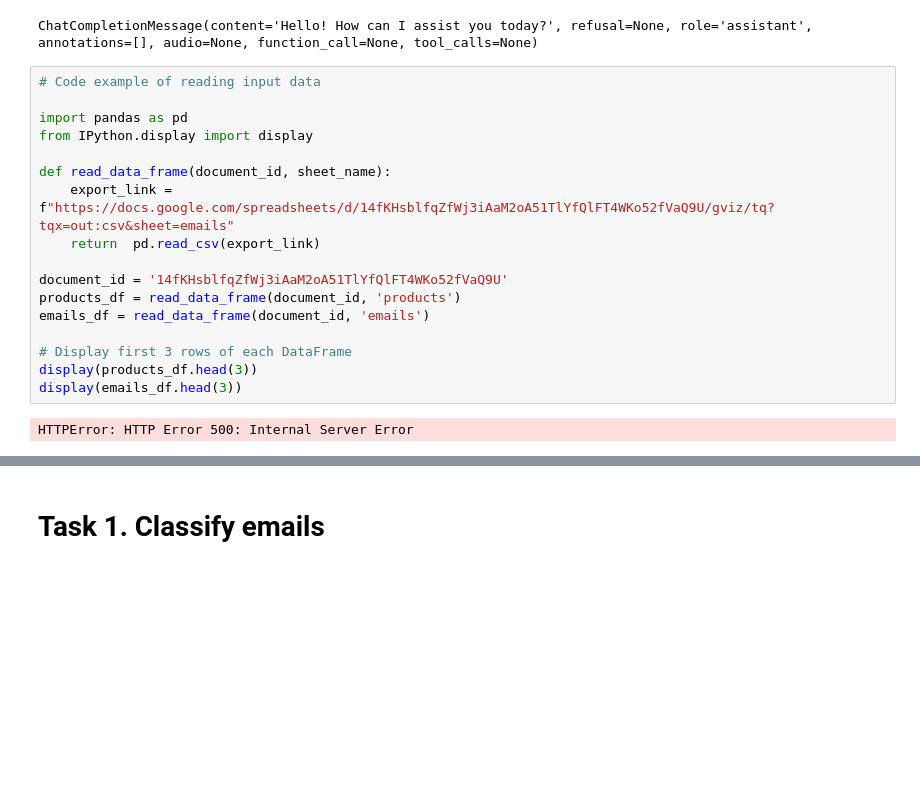
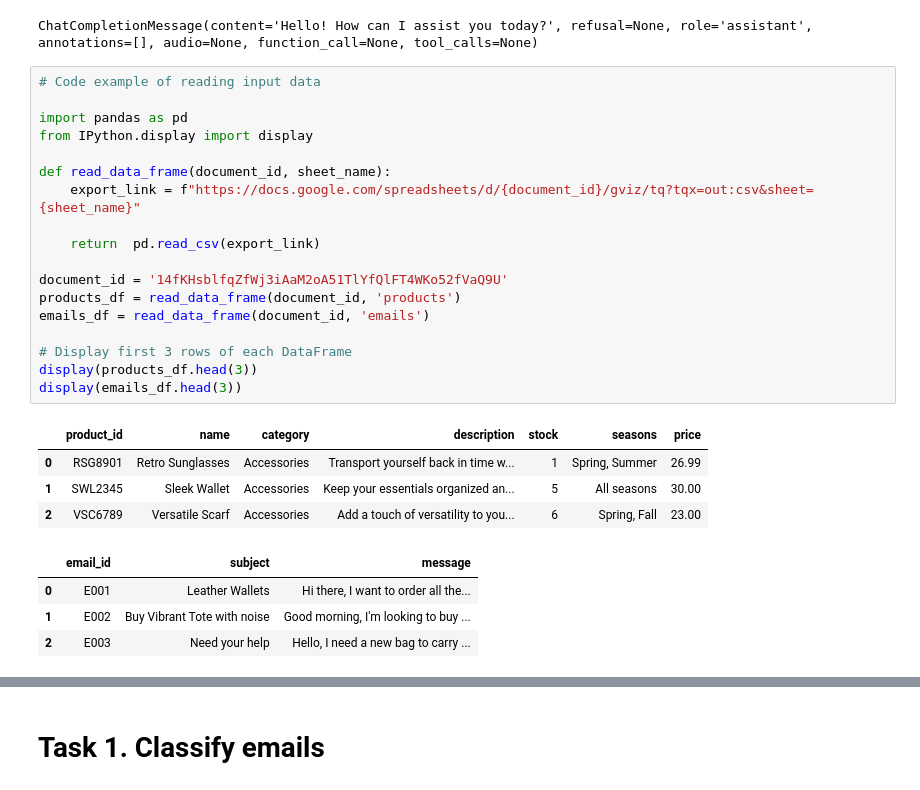
Before and after one commit to pbanavara/notebooks, a Jupyter notebook: Solve_Business_Problems_with_AI.ipynb, the cells around one changed output, grey strips where cells are left out. Cells and saved outputs as stored; diff of their text form; blank space fills up the shorter version.

```diff
--- a/Solve_Business_Problems_with_AI.ipynb
+++ b/Solve_Business_Problems_with_AI.ipynb
@@ -123,19 +124,27 @@ ChatCompletionMessage(content='Hello! How can I assist you today?', refusal=None
 # %%
 # Code example of reading input data
 
 import pandas as pd
 from IPython.display import display
 
 def read_data_frame(document_id, sheet_name):
-    export_link = f"https://docs.google.com/spreadsheets/d/14fKHsblfqZfWj3iAaM2oA51TlYfQlFT4WKo52fVaQ9U/gviz/tq?tqx=out:csv&sheet=emails"
+    export_link = f"https://docs.google.com/spreadsheets/d/{document_id}/gviz/tq?tqx=out:csv&sheet={sheet_name}"
+
     return  pd.read_csv(export_link)
 
 document_id = '14fKHsblfqZfWj3iAaM2oA51TlYfQlFT4WKo52fVaQ9U'
 products_df = read_data_frame(document_id, 'products')
 emails_df = read_data_frame(document_id, 'emails')
 
 # Display first 3 rows of each DataFrame
 display(products_df.head(3))
 display(emails_df.head(3))
 # %% [output]
-HTTPError: HTTP Error 500: Internal Server Error
+|  | product_id | name | category | description | stock | seasons | price |
+| 0 | RSG8901 | Retro Sunglasses | Accessories | Transport yourself back in time w... | 1 | Spring, Summer | 26.99 |
+| 1 | SWL2345 | Sleek Wallet | Accessories | Keep your essentials organized an... | 5 | All seasons | 30.00 |
+| 2 | VSC6789 | Versatile Scarf | Accessories | Add a touch of versatility to you... | 6 | Spring, Fall | 23.00 |
+|  | email_id | subject | message |
+| 0 | E001 | Leather Wallets | Hi there, I want to order all the... |
+| 1 | E002 | Buy Vibrant Tote with noise | Good morning, I'm looking to buy ... |
+| 2 | E003 | Need your help | Hello, I need a new bag to carry ... |
```
Also changed, not shown: parts of 26 cells of this notebook.
